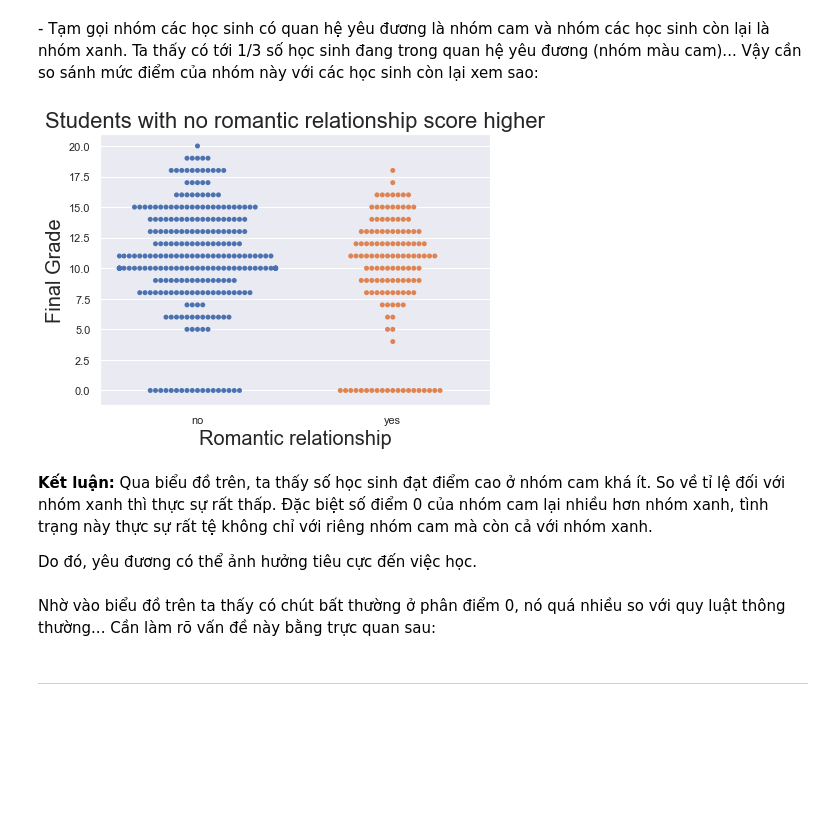
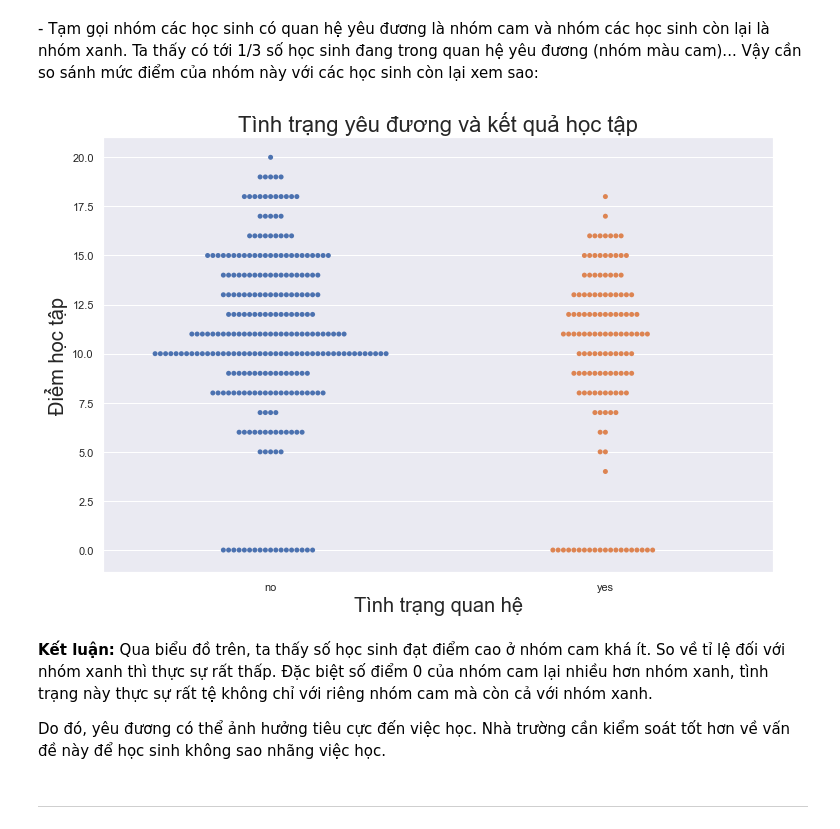
Before and after one commit to bason1999qn/Predict_Student_Performance, a Jupyter notebook: 1712732-ThaiBaSon.ipynb, the cells around one changed output. Cells and saved outputs as stored; diff of their text form; code cells hidden in the pictures; blank space fills up the shorter version.

```diff
--- a/1712732-ThaiBaSon.ipynb
+++ b/1712732-ThaiBaSon.ipynb
@@ -274,7 +295,7 @@ Yếu tố tiêu cực **failures** (số lỗi vi phạm) là điều dễ hi
 # %% [markdown]
 Để kiểm chứng, đầu tiên ta đưa ra dẫn chứng về số học sinh ở thành thị và số học sinh ở nông thôn:
 # %%
-sns.set(rc={'figure.figsize':(7,5)})
+sns.set(rc={'figure.figsize':(12,8)})
 c_3 = sns.countplot(df_s['address'])
 c_3.axes.set_title('Học sinh thành thị và nông thôn', fontsize = 24)
 c_3.set_xlabel('Nơi ở', fontsize = 20)
@@ -290,9 +313,14 @@ df_r = df_s.loc[df_s['address'] == 'R', 'G_avg']
 # %% [markdown]
 \- Trực quan kết quả bằng biểu đồ:
 # %%
-sns.set(rc={'figure.figsize':(7,5)})
+sns.set(rc={'figure.figsize':(12,8)})
 sns.kdeplot(df_u, label='Urban', shade = True)
 sns.kdeplot(df_r, label='Rural', shade = True)
+
+plt.axvline(mean_u, color='r', linestyle='-')
+plt.axvline(mean_r, color='g', linestyle='-')
+
+plt.legend({'Urban':df_u,'Rural': df_r ,'Mean Urban':mean_u,'Meab Rural':mean_r})
 plt.title('Điểm G3 học sinh thành thị - nông thôn', fontsize = 20)
 plt.xlabel('Grade', fontsize = 20);
 plt.ylabel('Density', fontsize = 20)
@@ -326,18 +354,16 @@ plt.show()
 \- Tạm gọi nhóm các học sinh có quan hệ yêu đương là nhóm cam và nhóm các học sinh còn lại là nhóm xanh. Ta thấy có tới 1/3 số học sinh đang trong quan hệ yêu đương (nhóm màu cam)... Vậy cần so sánh mức điểm của nhóm này với các học sinh còn lại xem sao:
 # %%
 b = sns.swarmplot(x=df_s['romantic'],y=df_s['G3'])
-b.axes.set_title('Students with no romantic relationship score higher', fontsize = 22)
-b.set_xlabel('Romantic relationship', fontsize = 20)
-b.set_ylabel('Final Grade', fontsize = 20)
+b.axes.set_title('Tình trạng yêu đương và kết quả học tập', fontsize = 22)
+b.set_xlabel('Tình trạng quan hệ', fontsize = 20)
+b.set_ylabel('Điểm học tập', fontsize = 20)
 plt.show()
 # %% [output]
-[figure, old version]
+[figure, new version]
 # %% [markdown]
 **Kết luận:** Qua biểu đồ trên, ta thấy số học sinh đạt điểm cao ở nhóm cam khá ít. So về tỉ lệ đối với nhóm xanh thì thực sự rất thấp. Đặc biệt số điểm 0 của nhóm cam lại nhiều hơn nhóm xanh, tình trạng này thực sự rất tệ không chỉ với riêng nhóm cam mà còn cả với nhóm xanh.
 
-Do đó, yêu đương có thể ảnh hưởng tiêu cực đến việc học.
+Do đó, yêu đương có thể ảnh hưởng tiêu cực đến việc học. Nhà trường cần kiểm soát tốt hơn về vấn đề này để học sinh không sao nhãng việc học.
-# %% [markdown]
-Nhờ vào biểu đồ trên ta thấy có chút bất thường ở phân điểm 0, nó quá nhiều so với quy luật thông thường... Cần làm rõ vấn đề này bằng trực quan sau:
 # %% [markdown]
 ---
 # %% [markdown]
```
Also changed, not shown: parts of 13 cells of this notebook.
